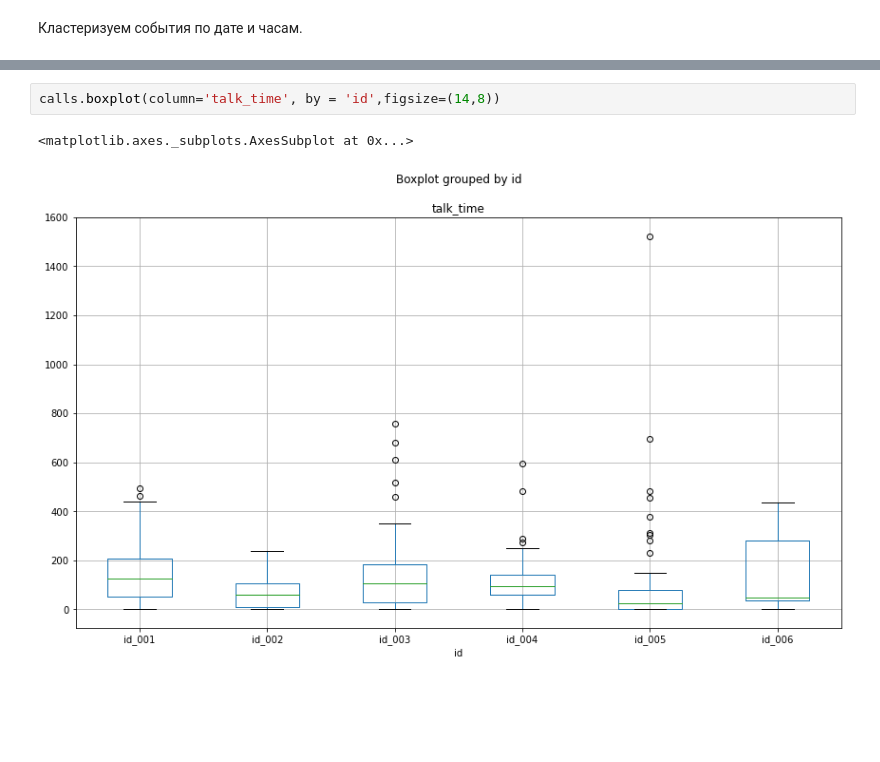
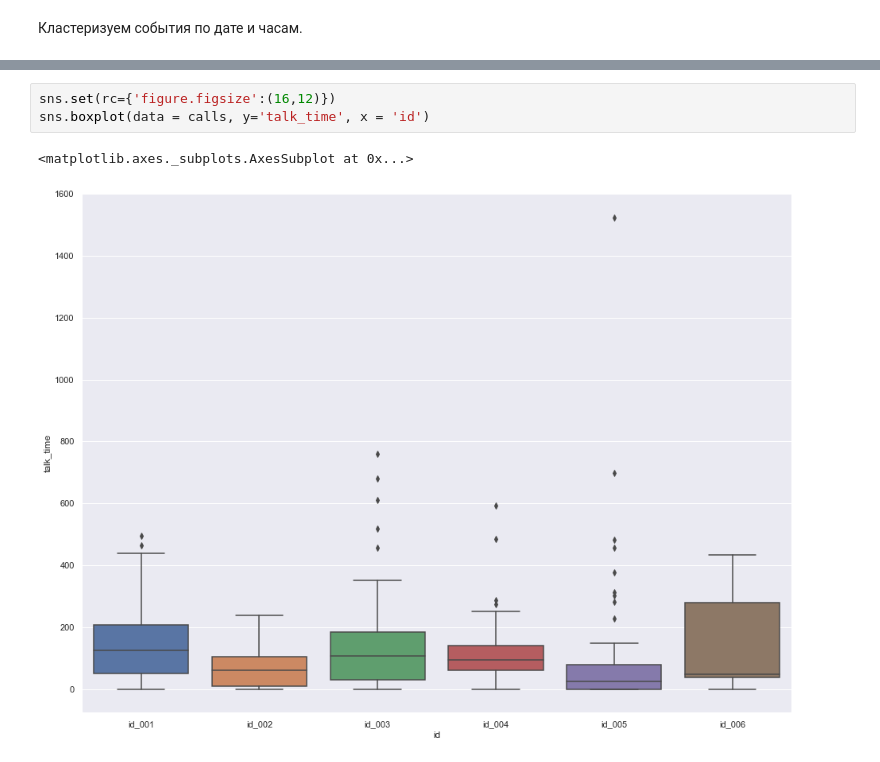
Before and after one commit to ViacheslavPogorelyy/projects_for_autoru, a Jupyter notebook: analytics_of_parts/Project.ipynb, the cells around one changed output, grey strips where cells are left out. Drawn from its saved outputs; the diff is of its cells as text; blank space fills up the shorter version.

```diff
--- a/analytics_of_parts/Project.ipynb
+++ b/analytics_of_parts/Project.ipynb
@@ -298,8 +313,9 @@ calls
-# %%
-calls.boxplot(column='talk_time', by = 'id',figsize=(14,8))
-# %% [output]
-<matplotlib.axes._subplots.AxesSubplot at 0x...>
-[figure, removed]
+# %%
+sns.set(rc={'figure.figsize':(16,12)})
+sns.boxplot(data = calls, y='talk_time', x = 'id')
+# %% [output]
+<matplotlib.axes._subplots.AxesSubplot at 0x...>
+[figure, added]
 # %%
 all_calls = (calls['day'].dt.strftime('%Y-%m-%d')).unique()
 
```
Also changed, not shown: parts of 6 cells of this notebook.
